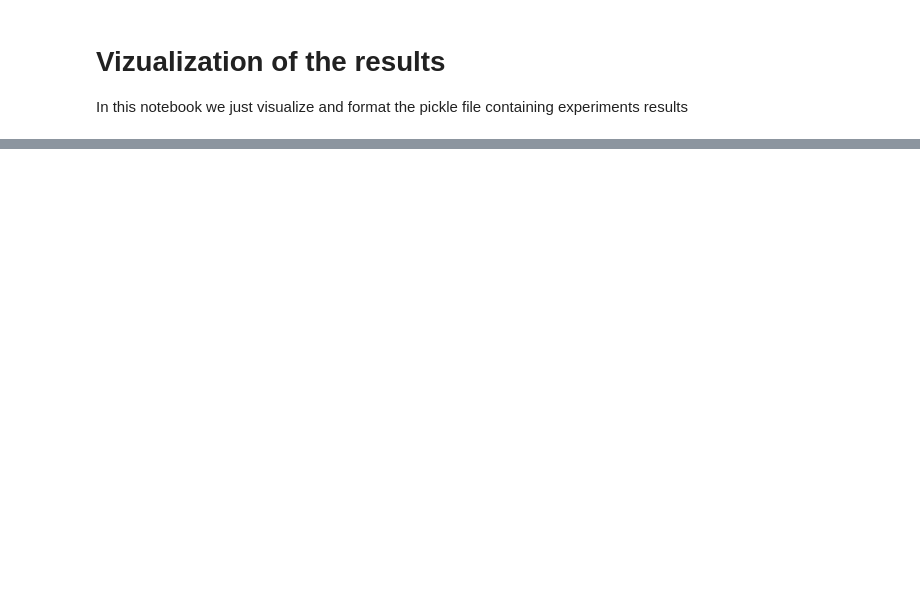
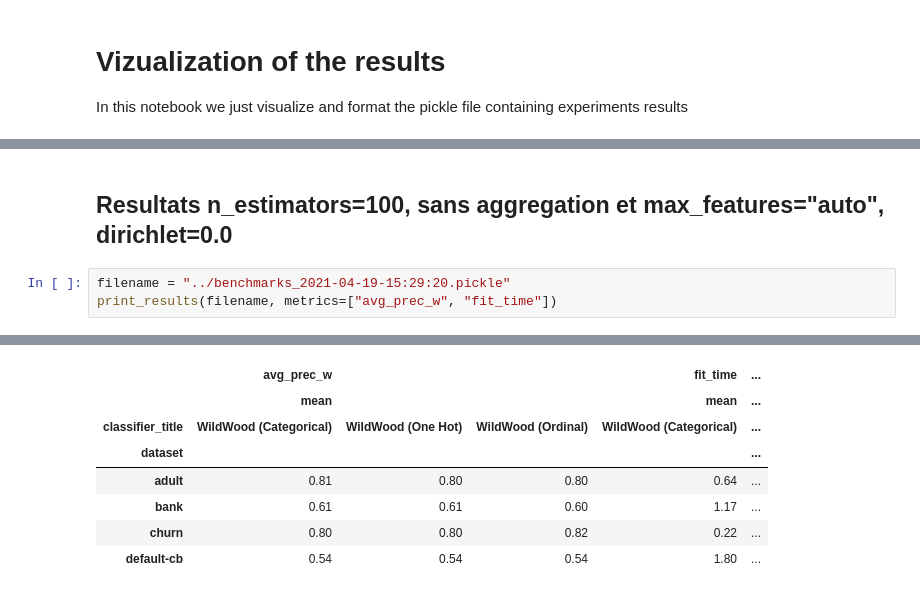
Before and after one commit to pyensemble/wildwood, a Jupyter notebook: experiments/check-results.ipynb, the cells around one changed output, grey strips where cells are left out. Cells and saved outputs as stored; diff of their text form; blank space fills up the shorter version.

```diff
--- a/experiments/check-results.ipynb
+++ b/experiments/check-results.ipynb
@@ -35,0 +63,6 @@ metric = "avg_prec_w"
+# %% [markdown]
+## Resultats n_estimators=100, sans aggregation et max_features="auto", dirichlet=0.0
+# %%
+filename = "../benchmarks_2021-04-19-15:29:20.pickle"
+print_results(filename, metrics=["avg_prec_w", "fit_time"])
+# %% [output]
@@ -35,0 +70,8 @@ metric = "avg_prec_w"
+|  | avg_prec_w |  |  | fit_time | ... |
+|  | mean |  |  | mean | ... |
+| classifier_title | WildWood (Categorical) | WildWood (One Hot) | WildWood (Ordinal) | WildWood (Categorical) | ... |
+| dataset |  |  |  |  | ... |
+| adult | 0.81 | 0.80 | 0.80 | 0.64 | ... |
+| bank | 0.61 | 0.61 | 0.60 | 1.17 | ... |
+| churn | 0.80 | 0.80 | 0.82 | 0.22 | ... |
+| default-cb | 0.54 | 0.54 | 0.54 | 1.80 | ... |
```
Also changed, not shown: parts of 34 cells of this notebook, 22 other files.
